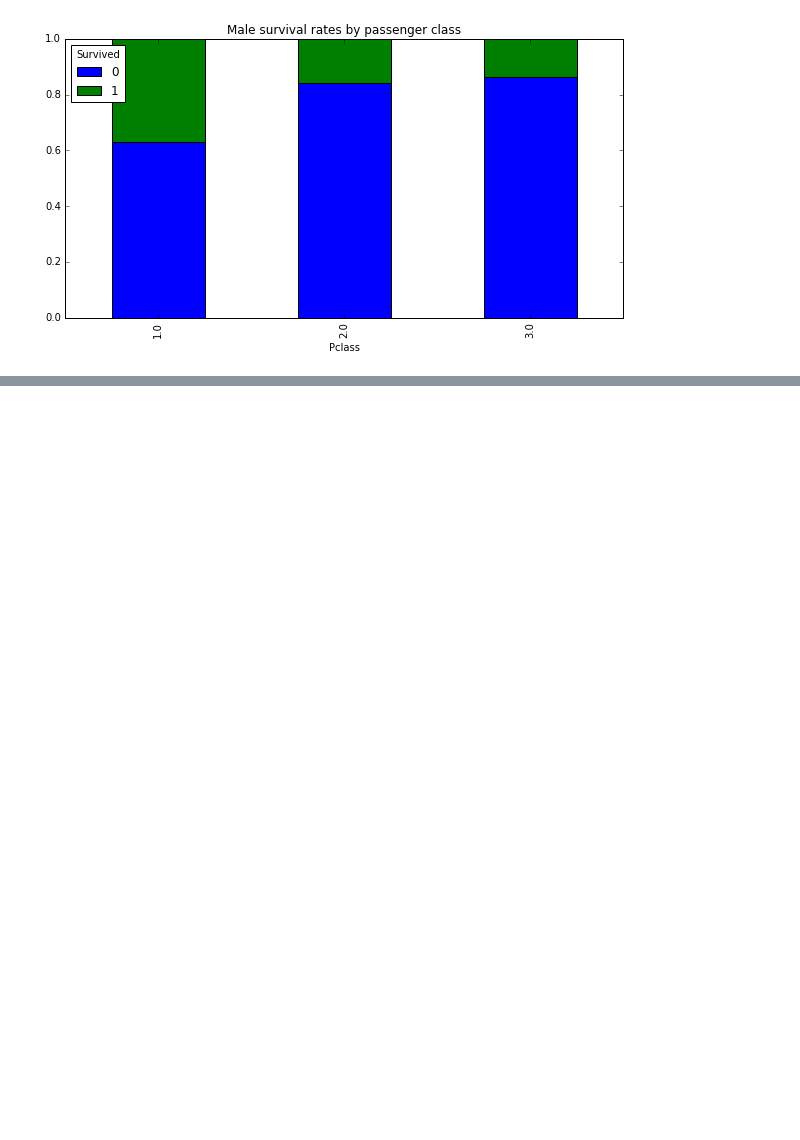
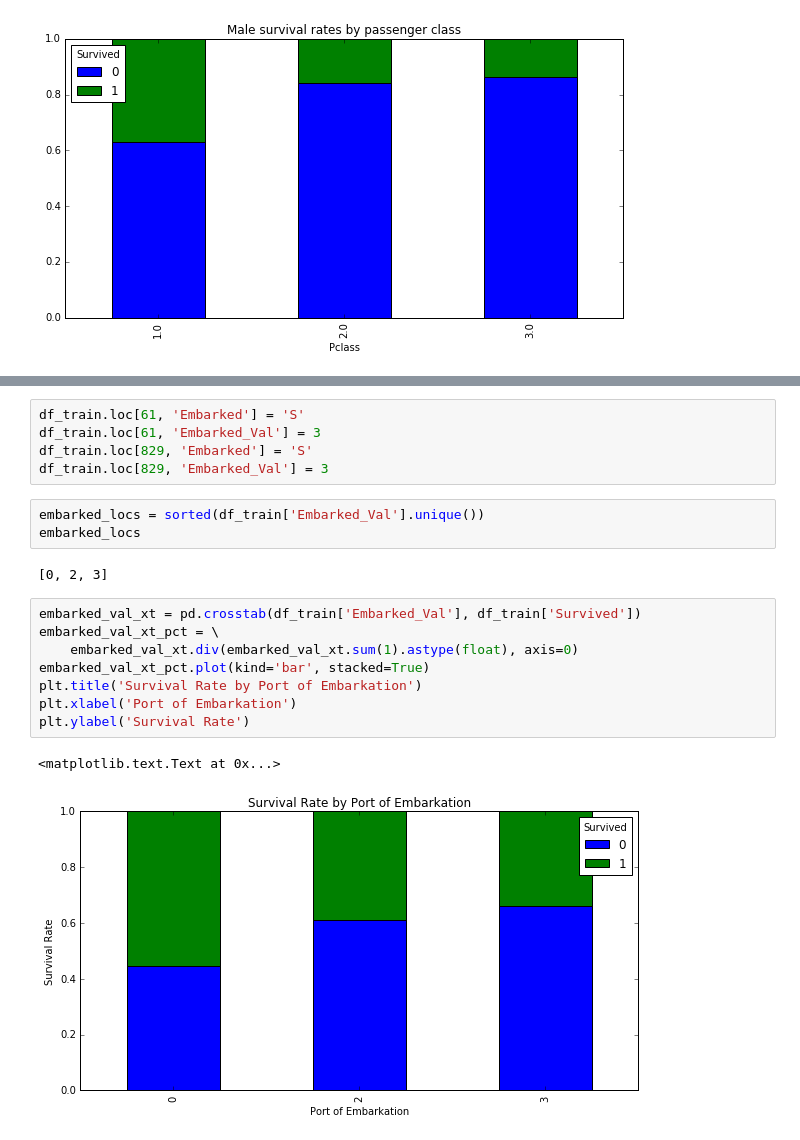
Before and after one commit to etheleon/data-science-for-fun, a Jupyter notebook: Titanic/Titanic in Another Aspects.ipynb, the cells around one changed output, grey strips where cells are left out. Saved outputs shown, nothing was run; the diff lists cells and outputs as text; blank space fills up the shorter version.

```diff
--- a/Titanic/Titanic in Another Aspects.ipynb
+++ b/Titanic/Titanic in Another Aspects.ipynb
@@ -187,0 +223,21 @@ df_train[df_train['Embarked'].isnull()]
+# %%
+df_train.loc[61, 'Embarked'] = 'S'
+df_train.loc[61, 'Embarked_Val'] = 3
+df_train.loc[829, 'Embarked'] = 'S'
+df_train.loc[829, 'Embarked_Val'] = 3
+# %%
+embarked_locs = sorted(df_train['Embarked_Val'].unique())
+embarked_locs
+# %% [output]
+[0, 2, 3]
+# %%
+embarked_val_xt = pd.crosstab(df_train['Embarked_Val'], df_train['Survived'])
+embarked_val_xt_pct = \
+    embarked_val_xt.div(embarked_val_xt.sum(1).astype(float), axis=0)
+embarked_val_xt_pct.plot(kind='bar', stacked=True)
+plt.title('Survival Rate by Port of Embarkation')
+plt.xlabel('Port of Embarkation')
+plt.ylabel('Survival Rate')
+# %% [output]
+<matplotlib.text.Text at 0x...>
+[figure, added]
```
Also changed, not shown: parts of 6 cells of this notebook.
